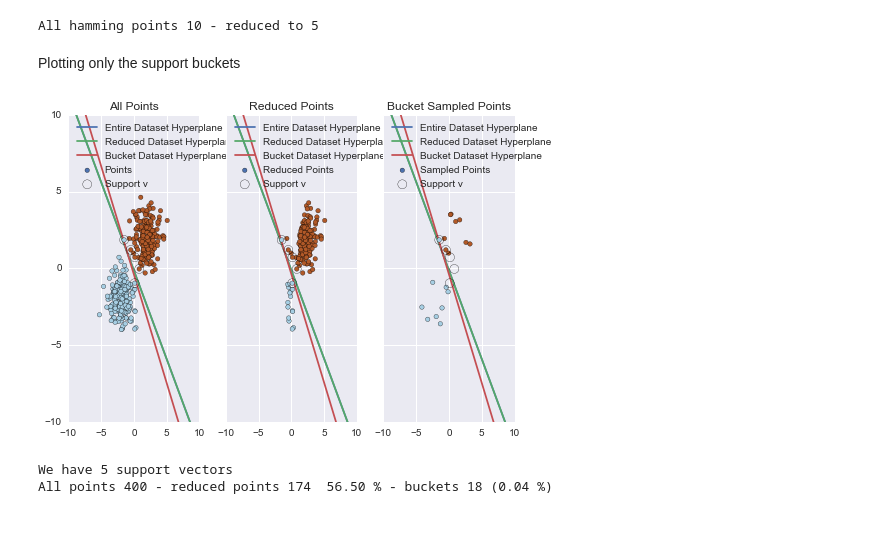
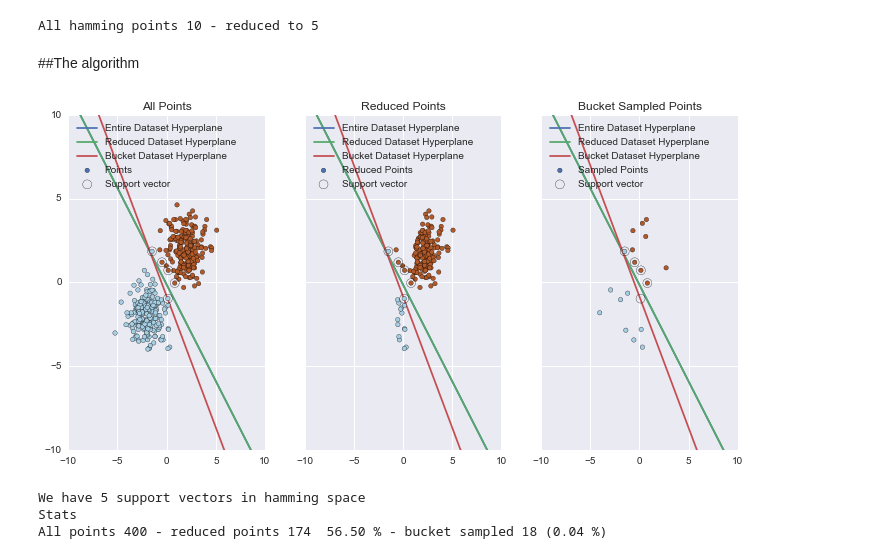
Before and after one commit to jkirsch/hashbucketscreening, a Jupyter notebook: docs/Density Sensitive Projection.ipynb, the cells around one changed output. Saved outputs shown, nothing was run; the diff lists cells and outputs as text; code cells hidden in the pictures; blank space fills up the shorter version.

```diff
--- a/docs/Density Sensitive Projection.ipynb
+++ b/docs/Density Sensitive Projection.ipynb
@@ -3,19 +53,5 @@
 # %%
-%matplotlib inline
-
-import matplotlib.pyplot as plt
-import numpy as np
-from sklearn import random_projection
-from itertools import groupby
-from heapq import heappush, heappop
-import random
-from sklearn import svm
-from pylab import rcParams
-rcParams['figure.figsize'] = 10, 6
-
-# Use seaborn styles for nice-looking plots
-import seaborn; seaborn.set()
-
+# Show the base of the algorithm
 p = np.array( [ (1.5,2), (4,5) ] )
 
 plt.scatter(p[:, 0], p[:, 1], s=80,
@@ -34,6 +70,7 @@ xx = np.linspace(1, 5)
 yy = a * xx - (intercept) / diff[1]
 
 plt.plot(xx, yy, 'k-', label='Median Plane')
+plt.title('Median Plane')
 plt.legend()
 plt.show()
 # %% [output]
@@ -184,8 +195,8 @@ clf.fit(X_hamming, Y_hamming)
 print('All hamming points %d - reduced to %d' % (keySize, len(clf.support_vectors_)))
 # %% [output]
 All hamming points 10 - reduced to 5
-# %% [markdown]
-Plotting only the support buckets
+# %% [markdown]
+##The algorithm
 # %%
 selected = np.apply_along_axis( generateBitString, axis=1, arr=clf.support_vectors_)
 
@@ -202,6 +213,7 @@ for key, rows in groupby(data[np.argsort(data[:,0])], lambda x: x[0]):
 
 sampledPoints = np.asarray(sampledPoints)
 
+rcParams['figure.figsize'] = (12.0, 6.0)
 f, (ax1, ax2, ax3) = plt.subplots(1, 3, sharey=True, sharex=True)
 
 # Now check if we still hit the same accuray
@@ -211,39 +223,41 @@ reduced = svm.SVC(kernel='linear')
 reduced.fit(reduced_x, reduced_y)
 bSampled = svm.SVC(kernel='linear')
 bSampled.fit(sampledPoints[:, [1,2]].astype(float), sampledPoints[:,3].astype(int))
 
 ax1.scatter(X[:, 0], X[:, 1], c=Y, zorder=10, cmap=plt.cm.Paired, label='Points')
 ax1.set_title('All Points')
 
 ax2.scatter(reduced_x[:, 0], reduced_x[:, 1], c=reduced_y, zorder=10, cmap=plt.cm.Paired, label='Reduced Points')
 ax2.set_title('Reduced Points')
 
 ax3.scatter(sampledPoints[:, 1], sampledPoints[:, 2], c=sampledPoints[:,3].astype(int),
             zorder=10, cmap=plt.cm.Paired, label='Sampled Points')
 ax3.set_title('Bucket Sampled Points')
 
 
 for plot in [ax1, ax2, ax3]:
     plotHyperplane(entire.coef_[0],entire.intercept_[0],plt=plot,label='Entire Dataset Hyperplane')
     plotHyperplane(reduced.coef_[0],reduced.intercept_[0], plt=plot, label='Reduced Dataset Hyperplane')
     plotHyperplane(bSampled.coef_[0],bSampled.intercept_[0], plt=plot, label='Bucket Dataset Hyperplane')
     plot.scatter(entire.support_vectors_[:, 0], entire.support_vectors_[:, 1], s=80,
-                facecolors='none', zorder=10, label='Support v')
+                facecolors='none', zorder=10, label='Support vector')
 
     plot.legend(loc='upper left')
 
 plt.xlim([-10,10])
 plt.ylim([-10,10])
 plt.show()
 
-print('We have %d support vectors ' % (len(entire.support_vectors_)))
 
-print('All points %d - reduced points %d  %.2f %% - buckets %d (%.2f %%)' %
+print('We have %d support vectors in hamming space ' % (len(entire.support_vectors_)))
+
+print('Stats\nAll points %d - reduced points %d  %.2f %% - bucket sampled %d (%.2f %%)' %
       (len(X), len(reduced_x), (1 - len(reduced_x)/len(X)) * 100, len(sampledPoints), len(sampledPoints)/len(X)))
 # %% [output]
-[figure, old version]
+[figure, new version]
-We have 5 support vectors
-All points 400 - reduced points 174  56.50 % - buckets 18 (0.04 %)
+We have 5 support vectors in hamming space
+Stats
+All points 400 - reduced points 174  56.50 % - bucket sampled 18 (0.04 %)
 # %%
 # Now check if we still hit the same accuray
 
```
Also changed, not shown: parts of 6 cells of this notebook.
